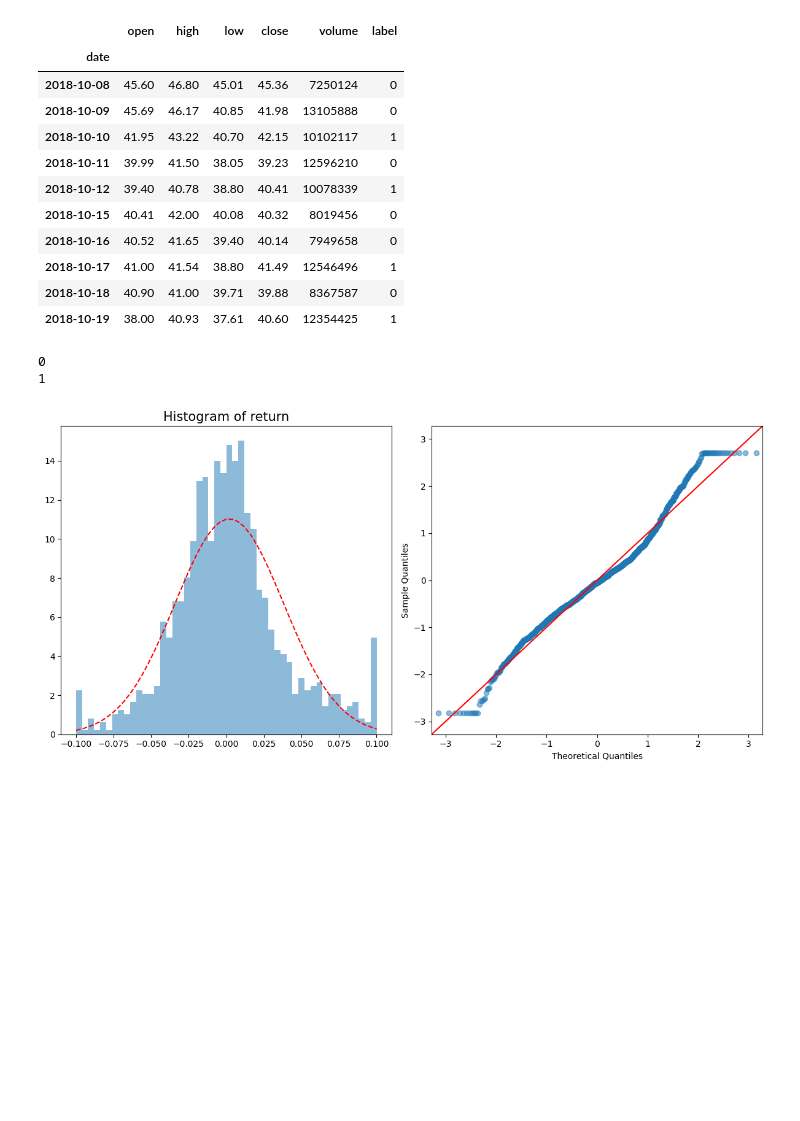
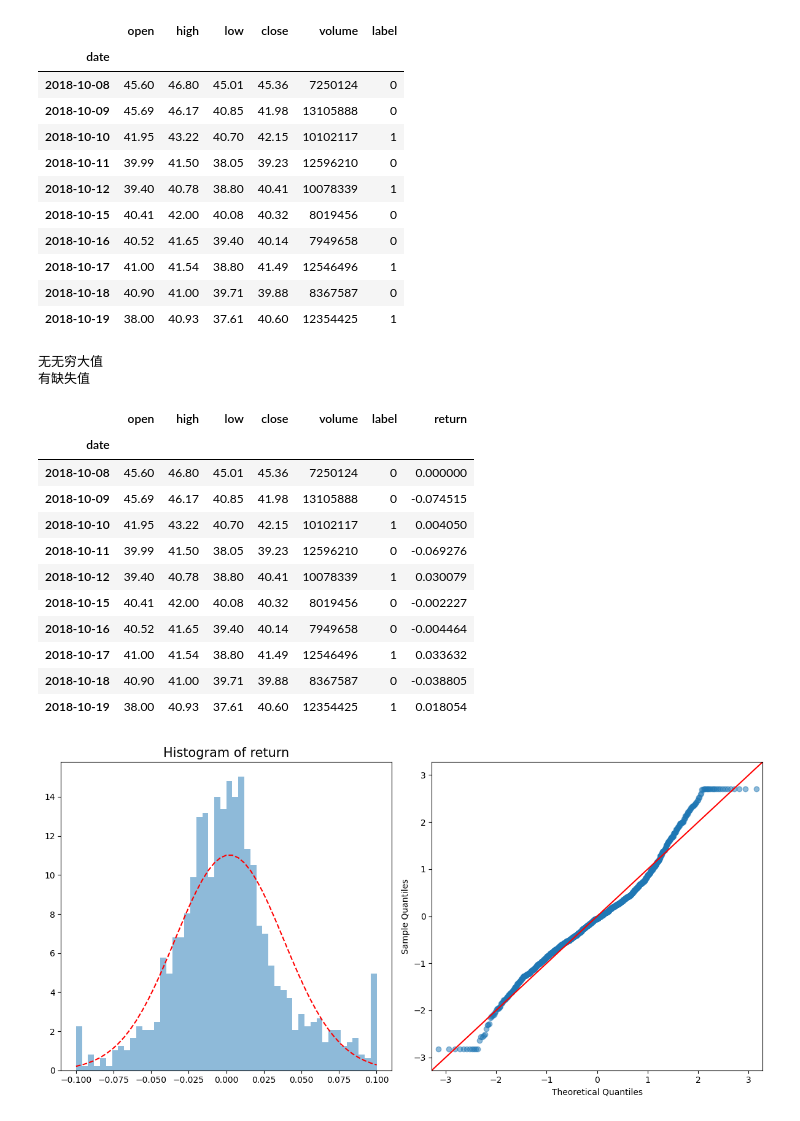
Before and after one commit to sfcs0311/AllThings, a Jupyter notebook: 大数据/大作业/main.ipynb, the cells around one changed output. Drawn from its saved outputs; the diff is of its cells as text; code cells hidden in the pictures; blank space fills up the shorter version.

```diff
--- a/大数据/大作业/main.ipynb
+++ b/大数据/大作业/main.ipynb
@@ -105,14 +113,31 @@ data.head(10)
 # %%
 # (3)用收盘价计算日度收益率，增加日度收益率这个字段。对数据进行预处理，检查数据是否存在缺失值、无穷大值，将缺失值和无穷大值用0代替。（10分）
 data['return'] = data['close'].pct_change()
-print(data['return'].isin([np.inf, -np.inf]).sum())
-# 从结果来看没有无穷值
-print(data['return'].isnull().sum())
-# 从结果来看有缺失值
-data['return'].fillna(0, inplace=True)
+# 查看是否有缺失值和无穷大值
+print('无无穷大值' if data['return'].isin([np.inf, -np.inf]).sum() == 0 else '有无穷大值')
+print('无缺失值' if data['return'].isnull().sum() == 0 else '有缺失值')
 # %% [output]
-0
-1
+无无穷大值
+有缺失值
+# %%
+# 从结果来看，数据中有缺失但是没有无穷大值
+# 从info中来看，没有缺失值，但是现在却出现了缺失值，说明缺失值是在计算收益率的时候产生的
+# 因此我们采用0来填充缺失值
+data['return'].fillna(0, inplace=True)
+data.head(10)
+# %% [output]
+|  | open | high | low | close | volume | label | return |
+| date |  |  |  |  |  |  |  |
+| 2018-10-08 | 45.60 | 46.80 | 45.01 | 45.36 | 7250124 | 0 | 0.000000 |
+| 2018-10-09 | 45.69 | 46.17 | 40.85 | 41.98 | 13105888 | 0 | -0.074515 |
+| 2018-10-10 | 41.95 | 43.22 | 40.70 | 42.15 | 10102117 | 1 | 0.004050 |
+| 2018-10-11 | 39.99 | 41.50 | 38.05 | 39.23 | 12596210 | 0 | -0.069276 |
+| 2018-10-12 | 39.40 | 40.78 | 38.80 | 40.41 | 10078339 | 1 | 0.030079 |
+| 2018-10-15 | 40.41 | 42.00 | 40.08 | 40.32 | 8019456 | 0 | -0.002227 |
+| 2018-10-16 | 40.52 | 41.65 | 39.40 | 40.14 | 7949658 | 0 | -0.004464 |
+| 2018-10-17 | 41.00 | 41.54 | 38.80 | 41.49 | 12546496 | 1 | 0.033632 |
+| 2018-10-18 | 40.90 | 41.00 | 39.71 | 39.88 | 8367587 | 0 | -0.038805 |
+| 2018-10-19 | 38.00 | 40.93 | 37.61 | 40.60 | 12354425 | 1 | 0.018054 |
 # %%
 # (4)画出股票日度收益的直方图，分析股票收益分布的特征。（10分）
 # 绘制直方图
```
Also changed, not shown: parts of 21 cells of this notebook, 1 other file.
